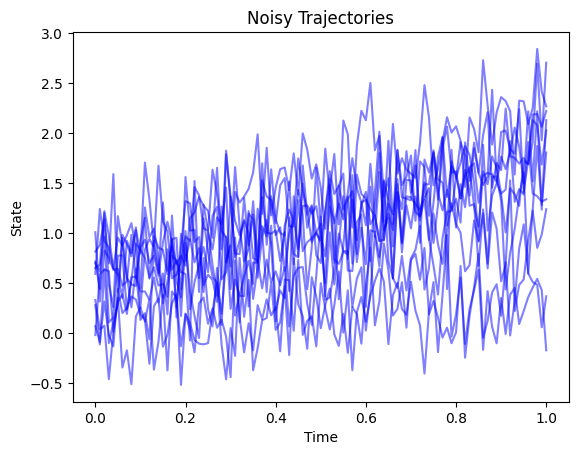
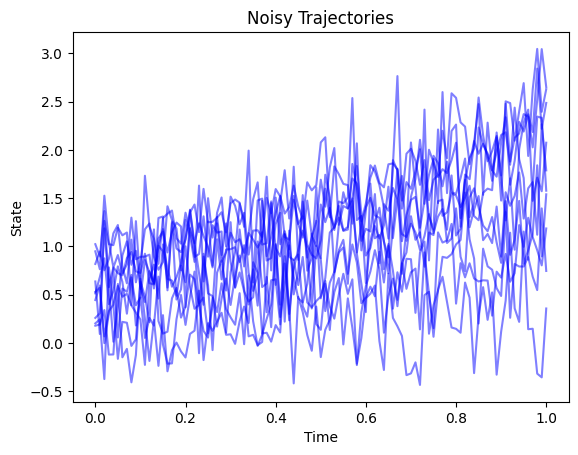
Unified diff of the notebook cell whose output changed from the first chart to the second:
--- before
+++ after
@@ -4,2 +4,3 @@
 plt.ylabel('State')
 plt.title('Noisy Trajectories')
+plt.savefig('pictures/noisy_trajectories.pdf')

Commit: Ran experiment with OCK_GP and removed dataset